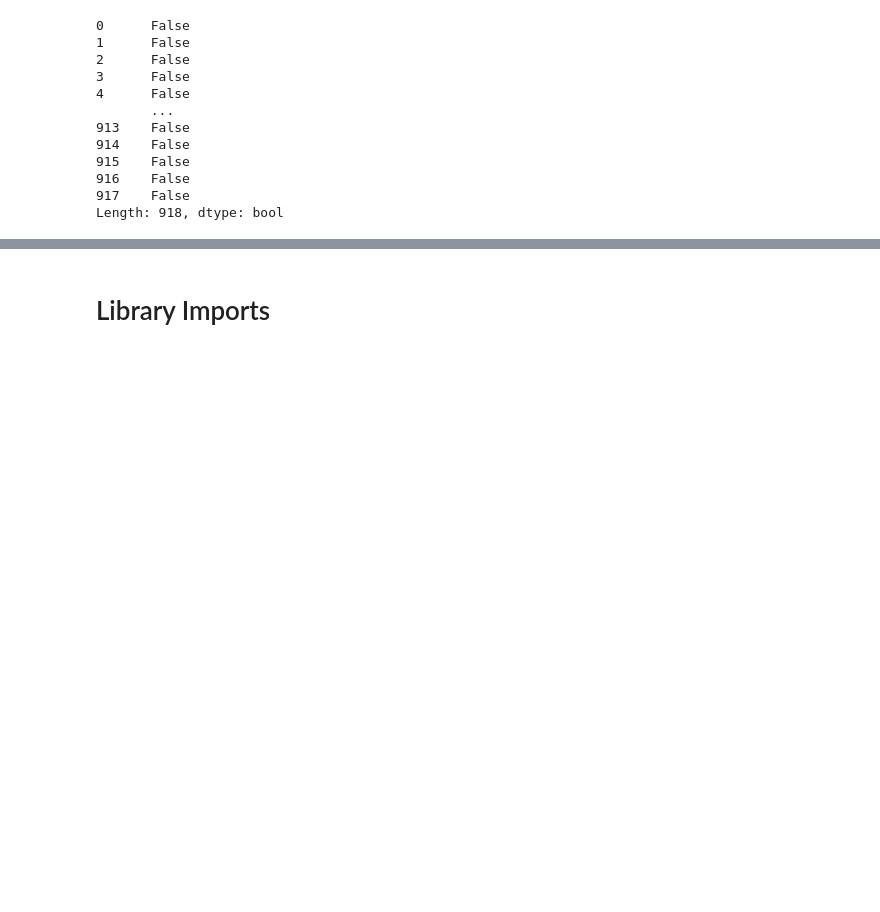
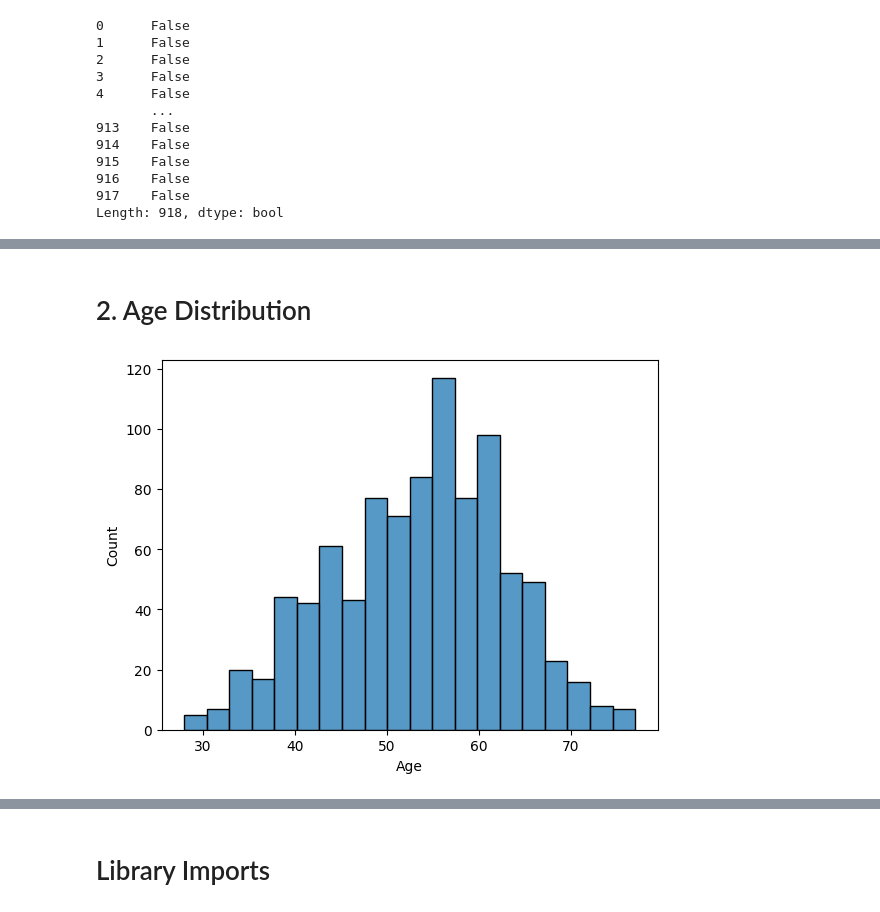
Before and after one commit to zb-analyzt/Heart-Failure-Prediction-Model, a Jupyter notebook: data.ipynb, the cells around one changed output, grey strips where cells are left out. Cells and saved outputs as stored; diff of their text form; code cells hidden in the pictures; blank space fills up the shorter version.

```diff
--- a/data.ipynb
+++ b/data.ipynb
@@ -98,0 +115,7 @@ Length: 918, dtype: bool
+# %% [markdown]
+# 2. Age Distribution
+# %%
+sns.histplot(df['Age'], bins=20)
+plt.show()
+# %% [output]
+[figure, added]
```
Also changed, not shown: parts of 11 cells of this notebook.
